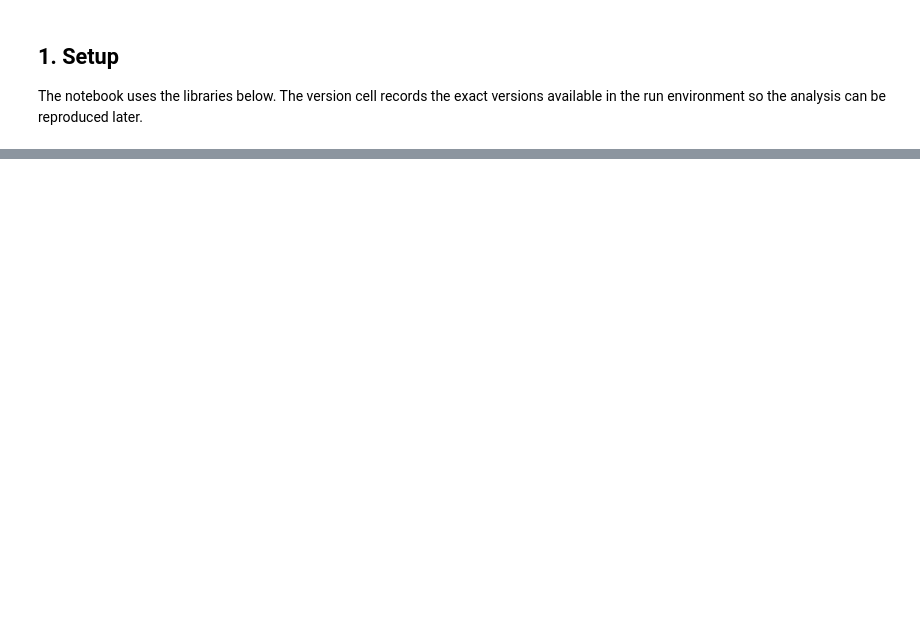
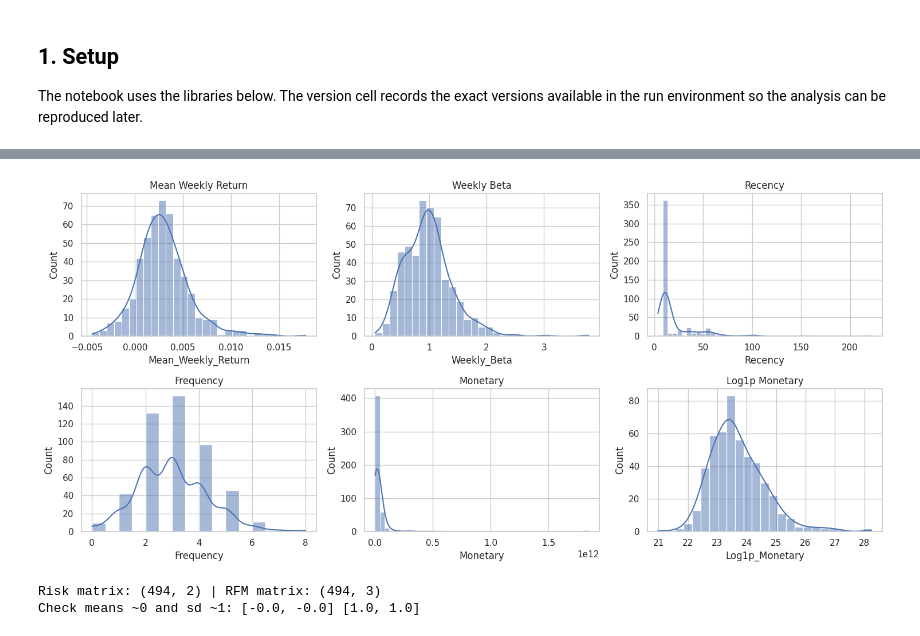
Before and after one commit to LakinduSachin/CR-CM-Coursework, a Jupyter notebook: CR_&_CM_Course_work_Draft2.ipynb, the cells around one changed output, grey strips where cells are left out. Saved outputs shown, nothing was run; the diff lists cells and outputs as text; code cells hidden in the pictures; blank space fills up the shorter version.

```diff
--- a/CR_&_CM_Course_work_Draft2.ipynb
+++ b/CR_&_CM_Course_work_Draft2.ipynb
@@ -941,0 +372,21 @@ Files:
+# %%
+# 1.4.1 Recency: for each share find its latest event on/before the observation date.
+events_to_date = high_volume_events.loc[:observation_date]
+
+def latest_event(col):
+    hits = col[col].index
+    return hits.max() if len(hits) else pd.NaT
+
+latest_event_dates = events_to_date.apply(latest_event)
+# Calendar-day difference; NaT (no event) becomes NaN, which I keep rather than turning into zero.
+recency = (observation_date - latest_event_dates).dt.days
+
+# 1.4.2 Frequency: count the events inside the last 60 sessions.
+frequency = high_volume_events.loc[last_60_dates].sum()
+
+# 1.4.3 Monetary: sum Close x Volume over the last 60 sessions (min_count=60 keeps only full windows).
+monetary = (close * volume).loc[last_60_dates].sum(min_count=60)
+
+rfm = pd.DataFrame({"Recency": recency, "Frequency": frequency, "Monetary": monetary})
+print("Shares with no event (Recency is NaN):", int(rfm.Recency.isna().sum()))
+rfm.head()
@@ -941,0 +523,12 @@ Files:
+# %%
+# Assemble the two feature tables in original units on the common set.
+risk_feat = risk_return.loc[common, ["Mean_Weekly_Return", "Weekly_Beta"]].copy()
+rfm_feat  = rfm.loc[common, ["Recency", "Frequency", "Monetary"]].copy()
+
+# Monetary is heavily skewed, so log1p pulls in the long tail.
+rfm_feat["Log1p_Monetary"] = np.log1p(rfm_feat["Monetary"])
+print("Skew before/after log on Monetary: %.2f -> %.2f"
+      % (rfm_feat["Monetary"].skew(), rfm_feat["Log1p_Monetary"].skew()))
+print("\nSkew of every clustering input:")
+print(risk_feat.skew().round(2))
+print(rfm_feat[["Recency", "Frequency", "Log1p_Monetary"]].skew().round(2))
@@ -941,0 +546,25 @@ Files:
+# %%
+# A quick look at the distributions, which is what justifies the log transform.
+fig, axes = plt.subplots(2, 3, figsize=(15, 7))
+for ax, col, src in [
+    (axes[0,0], "Mean_Weekly_Return", risk_feat), (axes[0,1], "Weekly_Beta", risk_feat),
+    (axes[0,2], "Recency", rfm_feat), (axes[1,0], "Frequency", rfm_feat),
+    (axes[1,1], "Monetary", rfm_feat), (axes[1,2], "Log1p_Monetary", rfm_feat)]:
+    sns.histplot(src[col], kde=True, ax=ax); ax.set_title(col.replace("_", " "))
+plt.tight_layout(); plt.show()
+# %% [output]
+[figure, added]
+# %%
+# Standardise each matrix separately (mean 0, sd 1) so distances are not dominated by one unit.
+risk_cols = ["Mean_Weekly_Return", "Weekly_Beta"]
+rfm_cols  = ["Recency", "Frequency", "Log1p_Monetary"]
+
+X_risk = pd.DataFrame(StandardScaler().fit_transform(risk_feat[risk_cols]),
+                      index=common, columns=risk_cols)
+X_rfm  = pd.DataFrame(StandardScaler().fit_transform(rfm_feat[rfm_cols]),
+                      index=common, columns=rfm_cols)
+print("Risk matrix:", X_risk.shape, "| RFM matrix:", X_rfm.shape)
+print("Check means ~0 and sd ~1:", X_risk.mean().round(2).tolist(), X_risk.std(ddof=0).round(2).tolist())
+# %% [output]
+Risk matrix: (494, 2) | RFM matrix: (494, 3)
+Check means ~0 and sd ~1: [-0.0, -0.0] [1.0, 1.0]
```
Also changed, not shown: parts of 81 cells of this notebook.
